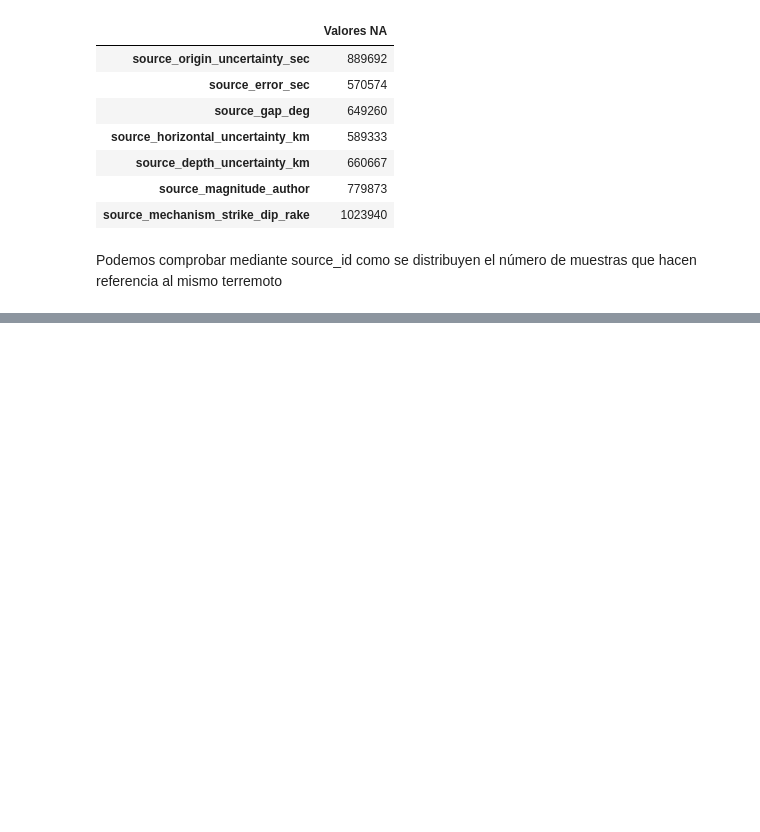
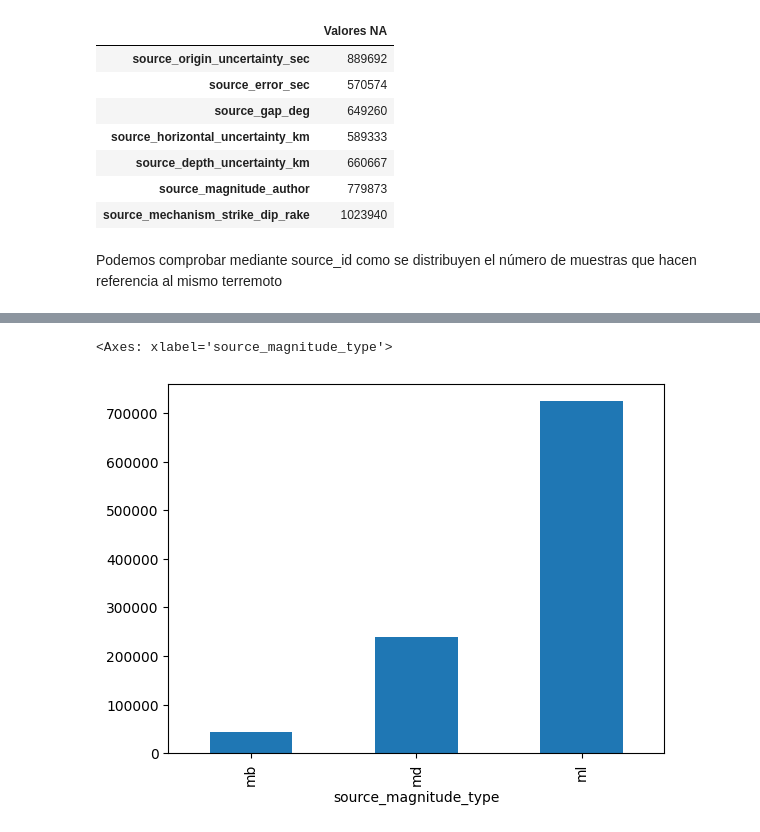
Before and after one commit to Alf-caput/ProyectoFinal_Capstone, a Jupyter notebook: proyectofinalcapstone-stead.ipynb, the cells around one changed output, grey strips where cells are left out. Saved outputs shown, nothing was run; the diff lists cells and outputs as text; code cells hidden in the pictures; blank space fills up the shorter version.

```diff
--- a/proyectofinalcapstone-stead.ipynb
+++ b/proyectofinalcapstone-stead.ipynb
@@ -225,2 +238,9 @@ df_earthquakes.groupby('source_magnitude_type').size().plot(kind='bar')
+# %%
+used_scales = ['mb', 'md', 'ml']
+df_earthquakes = df_earthquakes[df_earthquakes['source_magnitude_type'].isin(used_scales)]
+df_earthquakes.groupby('source_magnitude_type').size().plot(kind='bar')
+# %% [output]
+<Axes: xlabel='source_magnitude_type'>
+[figure, added]
 # %%
 df_earthquakes.groupby('source_magnitude').size().plot(kind='bar')
```
Also changed, not shown: parts of 3 cells of this notebook.
